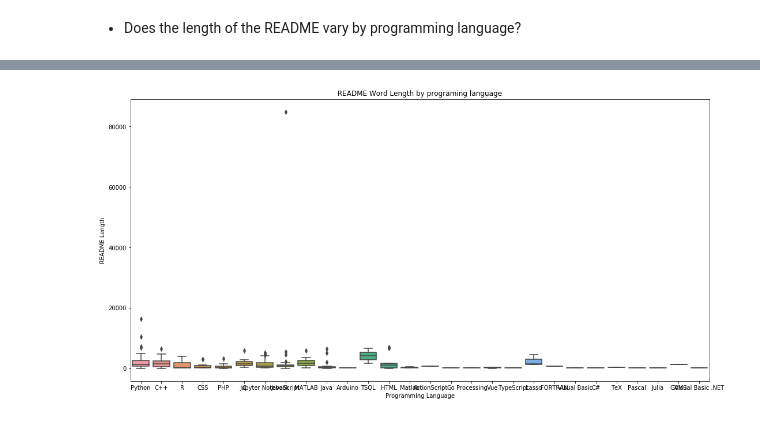
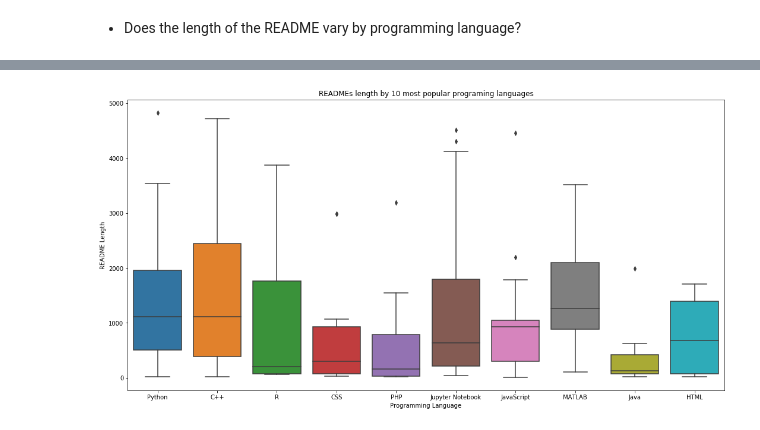
Before and after one commit to github-nlp-project/nlp-project, a Jupyter notebook: sonny_notebook.ipynb, the cells around one changed output, grey strips where cells are left out. Saved outputs shown, nothing was run; the diff lists cells and outputs as text; code cells hidden in the pictures.

```diff
--- a/sonny_notebook.ipynb
+++ b/sonny_notebook.ipynb
@@ -31,6 +31,7 @@ df
 241 rows × 7 columns
 # %%
 df.dropna(inplace=True)
+df.drop(df.index[15], inplace=True)
 # %%
 df
 # %% [output]
@@ -250,0 +165,5 @@ df.head(20)
+# %%
+# get top 10 popular languages
+top_language = list(df.language.value_counts().head(10).index)
+top_language
+df[df.language.isin(top_lang)].language
@@ -251,9 +183,9 @@ df.head(20)
 # %%
 plt.figure(figsize=(18,9))
-sns.boxplot(data=df, y="clean_lemmatized_length", x='language')
-plt.title("README Word Length by programing language")
+sns.boxplot(y=df[df.clean_lemmatized_length < 5000].clean_lemmatized_length, x=df[df.language.isin(top_language)].language)
+plt.title("READMEs length by 10 most popular programing languages")
 plt.xlabel('Programming Language')
 plt.ylabel('README Length')
 plt.show()
 # %% [output]
-[figure, old version]
+[figure, new version]
```
Also changed, not shown: parts of 18 cells of this notebook.
